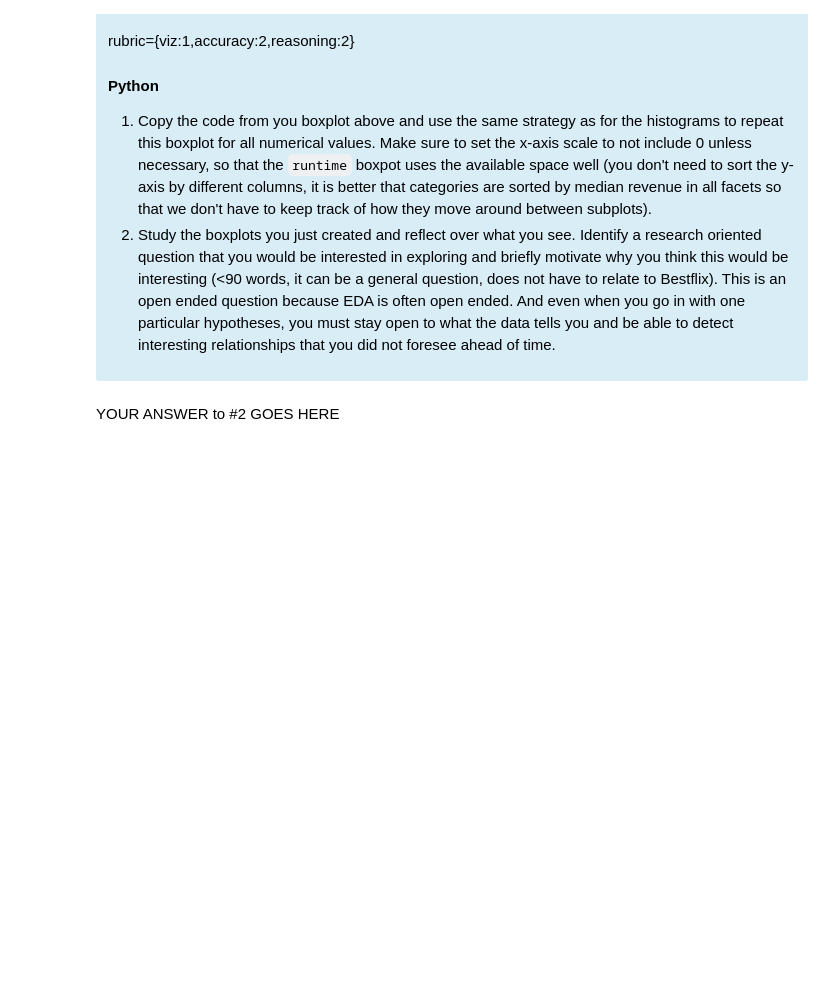
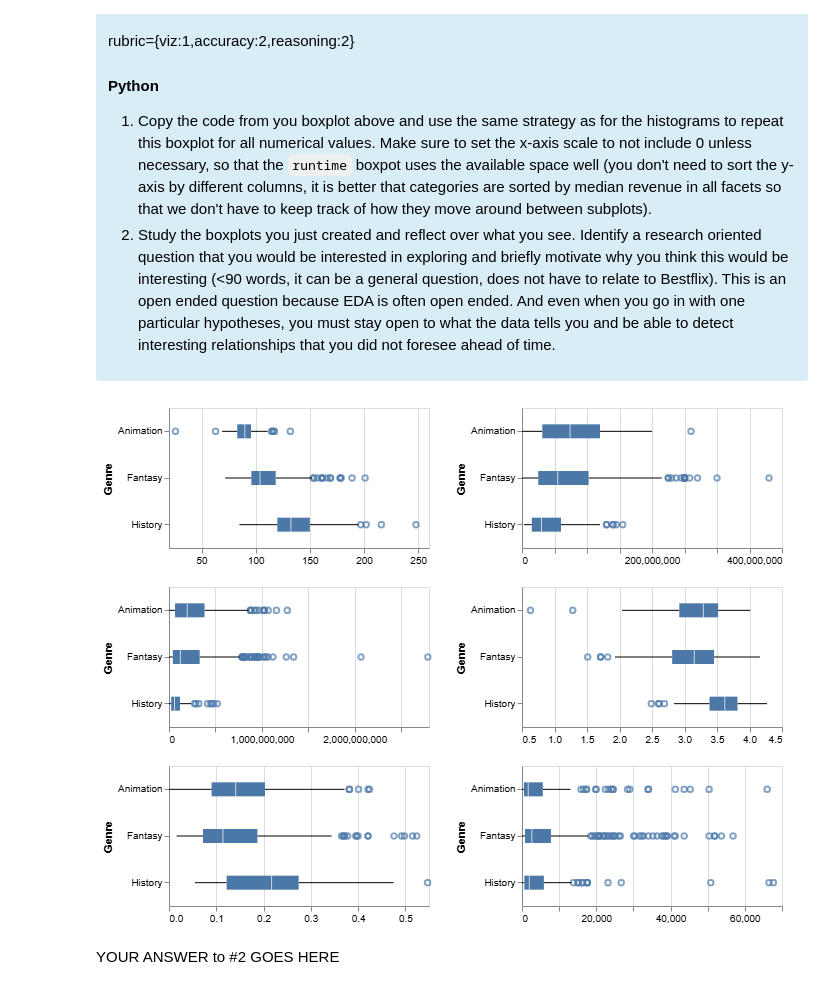
Before and after one commit to Zihao-Sheng/DATA_550_lab2_group14, a Jupyter notebook: lab2.ipynb, the cells around one changed output. Saved outputs shown, nothing was run; the diff lists cells and outputs as text; code cells hidden in the pictures; blank space fills up the shorter version.

```diff
--- a/lab2.ipynb
+++ b/lab2.ipynb
@@ -503,3 +519,22 @@ rubric={viz:1,accuracy:2,reasoning:2}
+# %%
+# YOUR ANSWER GOES HERE
+genres_by_revenue = (
+    boom_genres.groupby("genres")["revenue"]
+    .median()
+    .sort_values(ascending=False)
+    .index.tolist()
+)
+
+alt.Chart(boom_genres
+    ).mark_boxplot(
+    ).encode(
+        y=alt.Y("genres:N", sort=genres_by_revenue, title="Genre"),
+        x=alt.X(alt.repeat(), type="quantitative", scale=alt.Scale(zero=False), title=None),
+    ).properties(width=260, height=140
+    ).repeat(repeat=num_cols, columns=2
+    ).resolve_scale(x="independent")
+# %% [output]
+[figure, added]
 # %% [markdown]
 YOUR ANSWER to #2 GOES HERE
 # %% [markdown]
```
Also changed, not shown: parts of 6 cells of this notebook.
